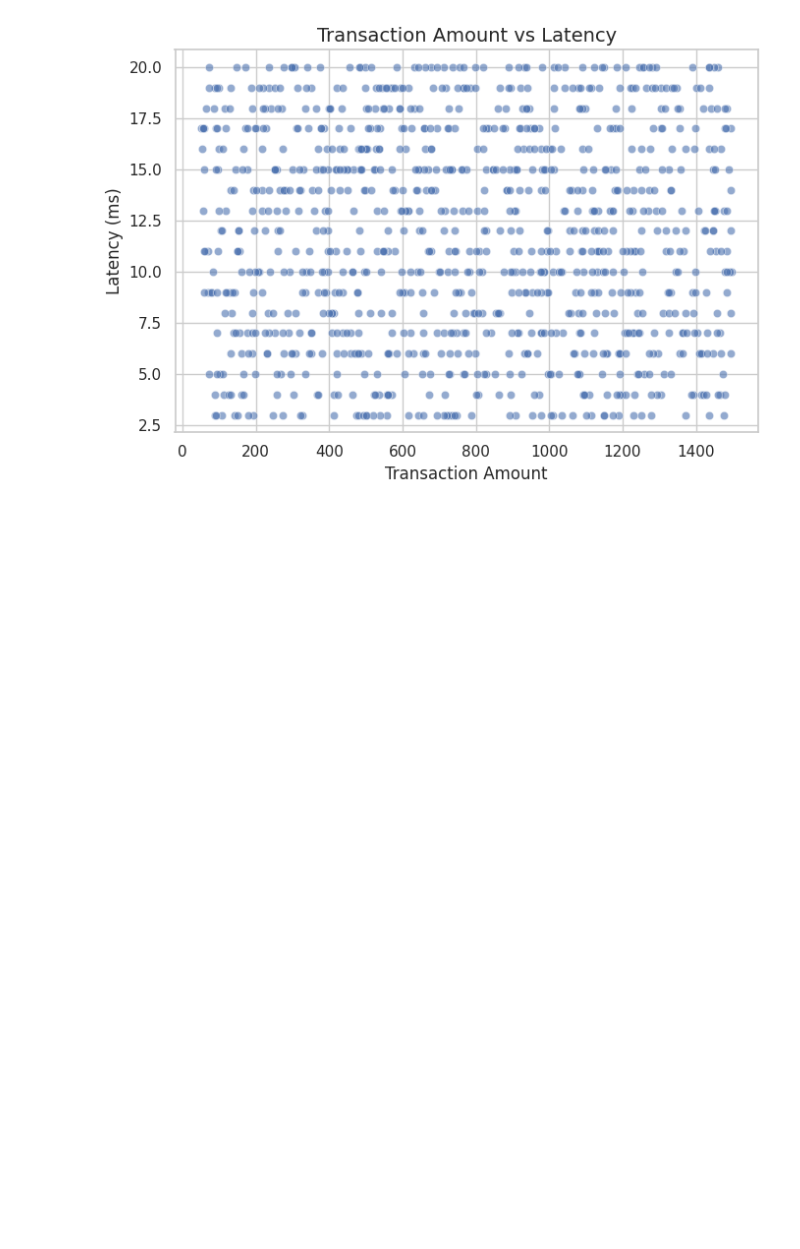
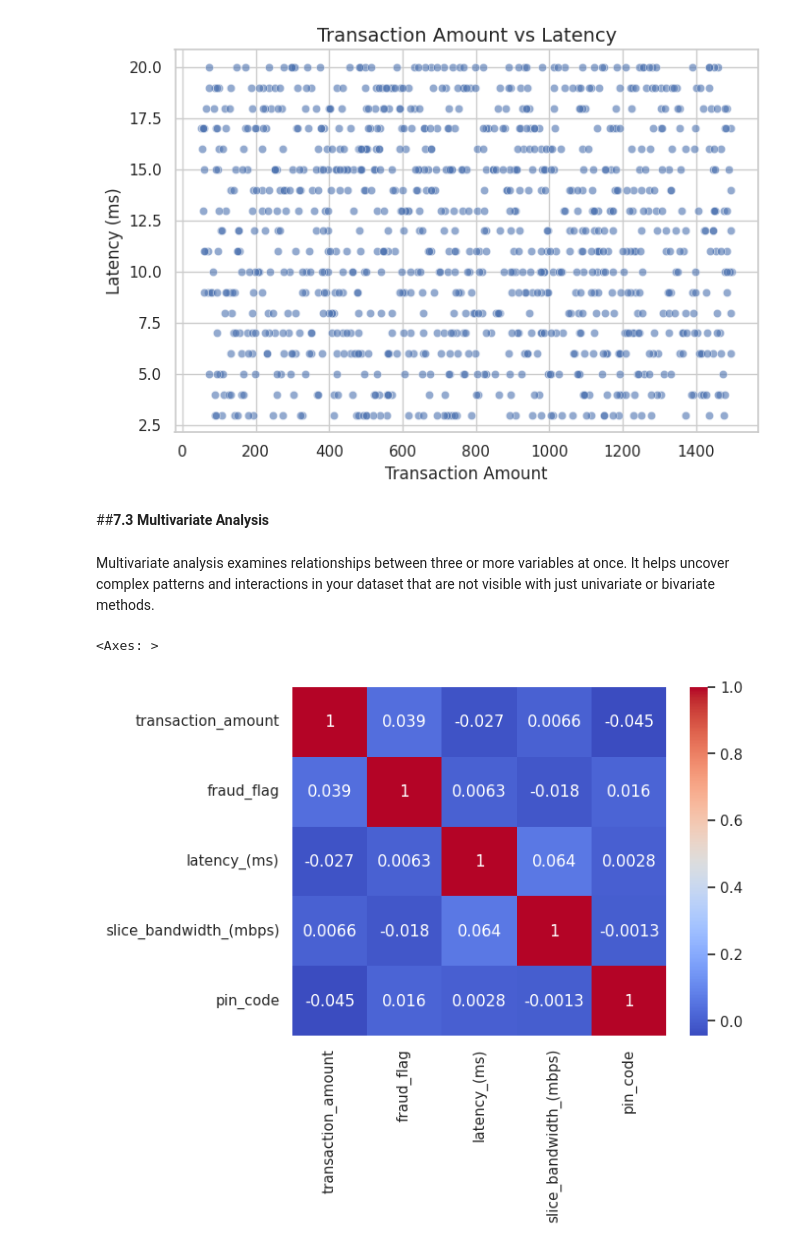
Before and after one commit to Sagarjain93/Operations_transaction_Data, a Jupyter notebook: transaction_data.ipynb, the cells around one changed output. Drawn from its saved outputs; the diff is of its cells as text; code cells hidden in the pictures; blank space fills up the shorter version.

```diff
--- a/transaction_data.ipynb
+++ b/transaction_data.ipynb
@@ -796,3 +1083,13 @@ plt.tight_layout()
 plt.show()
 # %% [output]
 [figure]
+# %% [markdown]
+##**7.3 Multivariate Analysis**
+# %% [markdown]
+
+Multivariate analysis examines relationships between three or more variables at once. It helps uncover complex patterns and interactions in your dataset that are not visible with just univariate or bivariate methods.
+# %%
+sns.heatmap(df.corr(numeric_only=True), annot=True, cmap='coolwarm')
+# %% [output]
+<Axes: >
+[figure, added]
```
Also changed, not shown: parts of 46 cells of this notebook.
